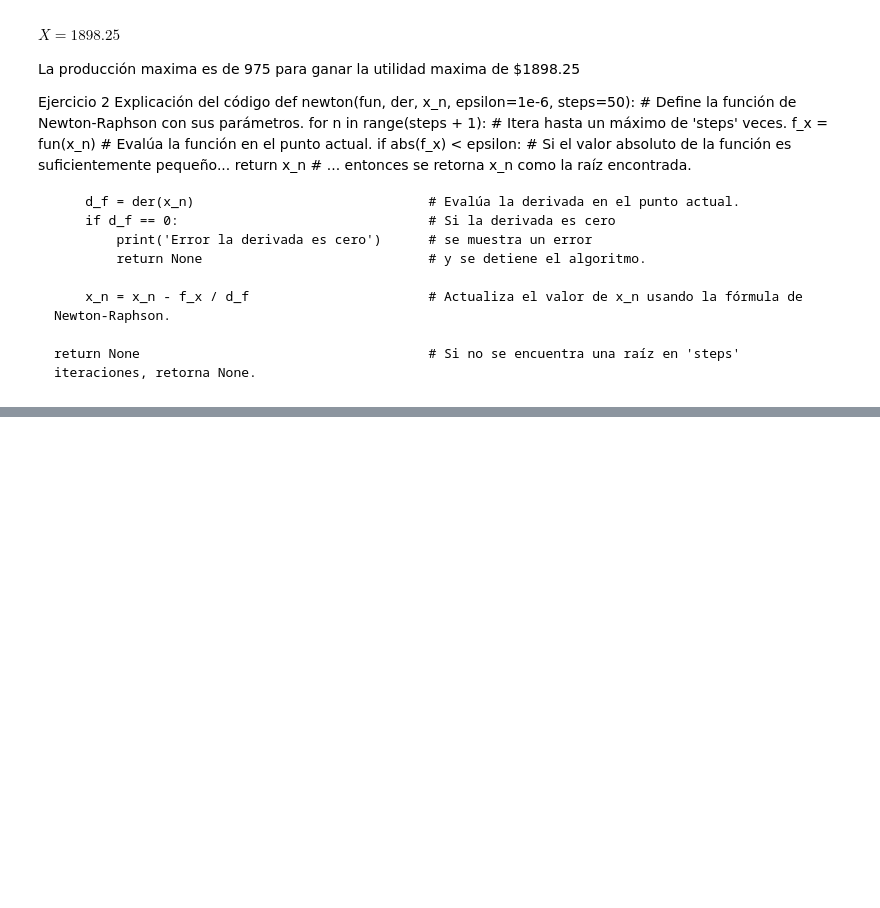
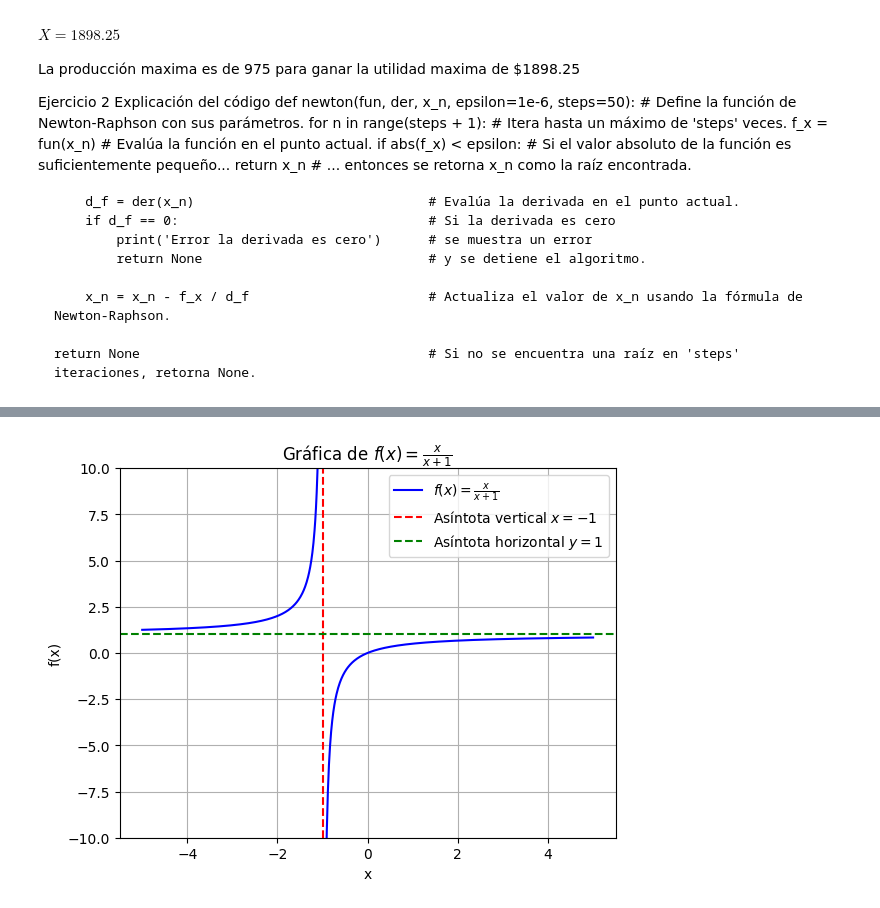
Before and after one commit to Juanm3005/trabajo-grupo-aplicadas, a Jupyter notebook: lab2.ipynb, the cells around one changed output, grey strips where cells are left out. Cells and saved outputs as stored; diff of their text form; code cells hidden in the pictures; blank space fills up the shorter version.

```diff
--- a/lab2.ipynb
+++ b/lab2.ipynb
@@ -149,0 +257,28 @@ SyntaxError: invalid syntax (<ipython-input-1-86565c544d3f>, line 8)
+# %%
+import numpy as np
+import matplotlib.pyplot as plt
+
+x1 = np.linspace(-5, -1.01, 500)
+x2 = np.linspace(-0.99, 5, 500)
+
+
+f = lambda x: x / (x + 1)
+
+
+plt.plot(x1, f(x1), label=r"$f(x) = \frac{x}{x+1}$", color="blue")
+plt.plot(x2, f(x2), color="blue")
+
+
+plt.axvline(x=-1, color='red', linestyle='--', label='Asíntota vertical $x = -1$')
+plt.axhline(y=1, color='green', linestyle='--', label='Asíntota horizontal $y = 1$')
+
+
+plt.title("Gráfica de $f(x) = \\frac{x}{x+1}$")
+plt.xlabel("x")
+plt.ylabel("f(x)")
+plt.grid(True)
+plt.ylim(-10, 10)
+plt.legend()
+plt.show()
+# %% [output]
+[figure, added]
```
Also changed, not shown: parts of 3 cells of this notebook.
